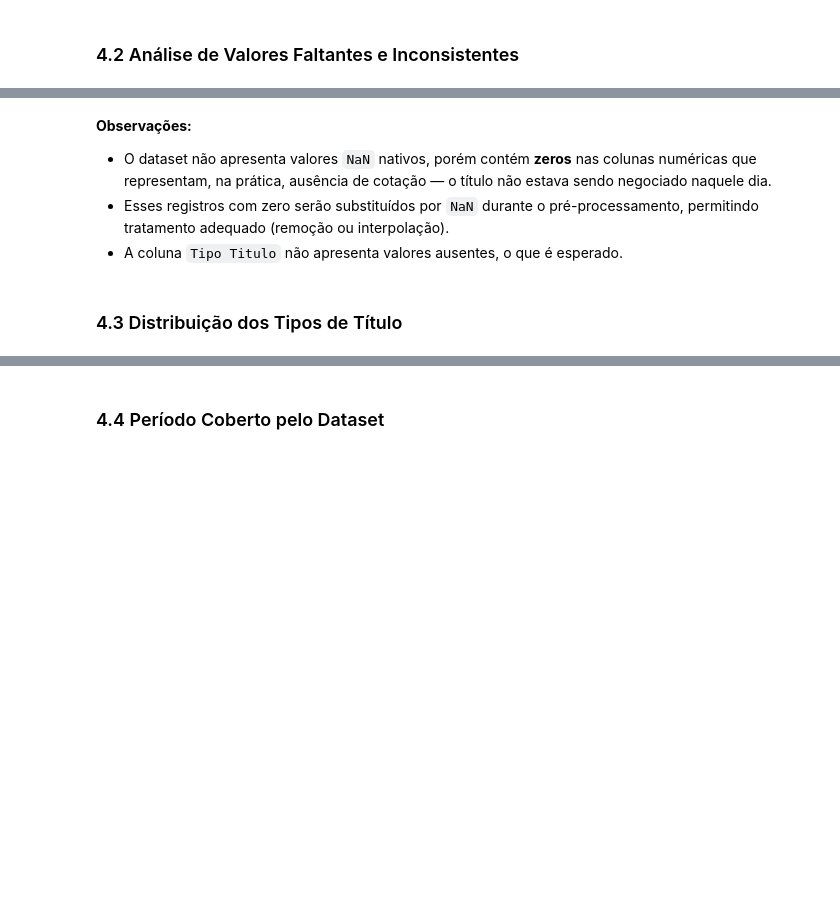
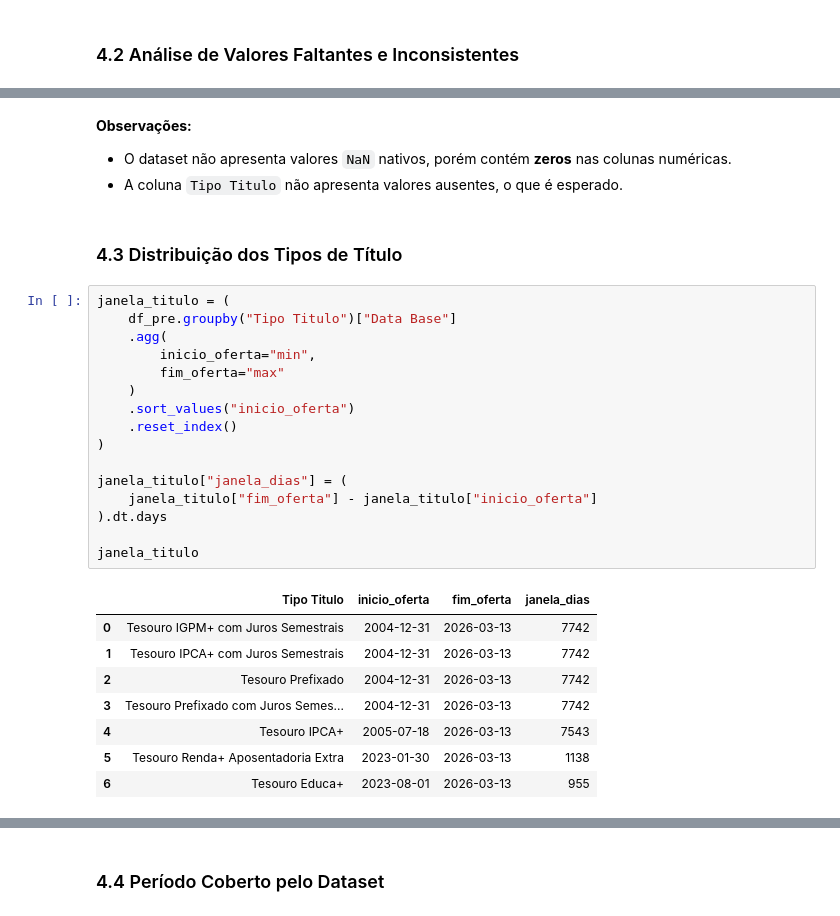
Before and after one commit to marciomocellin/analise-tesouro-direto, a Jupyter notebook: analise_tesouro_direto.ipynb, the cells around one changed output, grey strips where cells are left out. Cells and saved outputs as stored; diff of their text form; blank space fills up the shorter version.

```diff
--- a/analise_tesouro_direto.ipynb
+++ b/analise_tesouro_direto.ipynb
@@ -651,9 +665,33 @@ print(zeros.to_string())
 # %% [markdown]
 **Observações:**
 
-- O dataset não apresenta valores `NaN` nativos, porém contém **zeros** nas colunas numéricas que representam, na prática, ausência de cotação — o título não estava sendo negociado naquele dia.
-- Esses registros com zero serão substituídos por `NaN` durante o pré-processamento, permitindo tratamento adequado (remoção ou interpolação).
+- O dataset não apresenta valores `NaN` nativos, porém contém **zeros** nas colunas numéricas.
 - A coluna `Tipo Titulo` não apresenta valores ausentes, o que é esperado.
 # %% [markdown]
 ### 4.3 Distribuição dos Tipos de Título
+# %%
+janela_titulo = (
+    df_pre.groupby("Tipo Titulo")["Data Base"]
+    .agg(
+        inicio_oferta="min",
+        fim_oferta="max"
+    )
+    .sort_values("inicio_oferta")
+    .reset_index()
+)
+
+janela_titulo["janela_dias"] = (
+    janela_titulo["fim_oferta"] - janela_titulo["inicio_oferta"]
+).dt.days
+
+janela_titulo
+# %% [output]
+|  | Tipo Titulo | inicio_oferta | fim_oferta | janela_dias |
+| 0 | Tesouro IGPM+ com Juros Semestrais | 2004-12-31 | 2026-03-13 | 7742 |
+| 1 | Tesouro IPCA+ com Juros Semestrais | 2004-12-31 | 2026-03-13 | 7742 |
+| 2 | Tesouro Prefixado | 2004-12-31 | 2026-03-13 | 7742 |
+| 3 | Tesouro Prefixado com Juros Semes... | 2004-12-31 | 2026-03-13 | 7742 |
+| 4 | Tesouro IPCA+ | 2005-07-18 | 2026-03-13 | 7543 |
+| 5 | Tesouro Renda+ Aposentadoria Extra | 2023-01-30 | 2026-03-13 | 1138 |
+| 6 | Tesouro Educa+ | 2023-08-01 | 2026-03-13 | 955 |
 # %%
```
Also changed, not shown: parts of 3 cells of this notebook.
